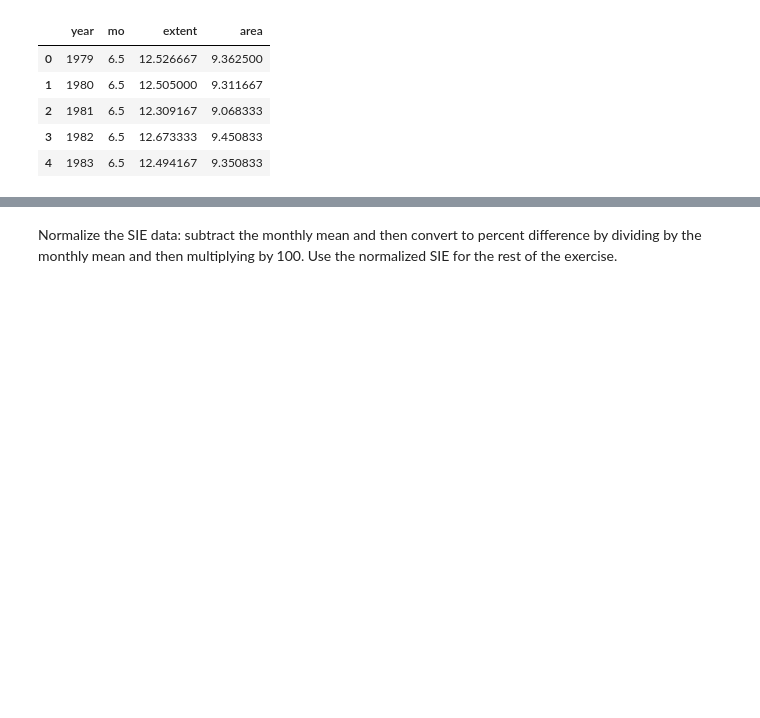
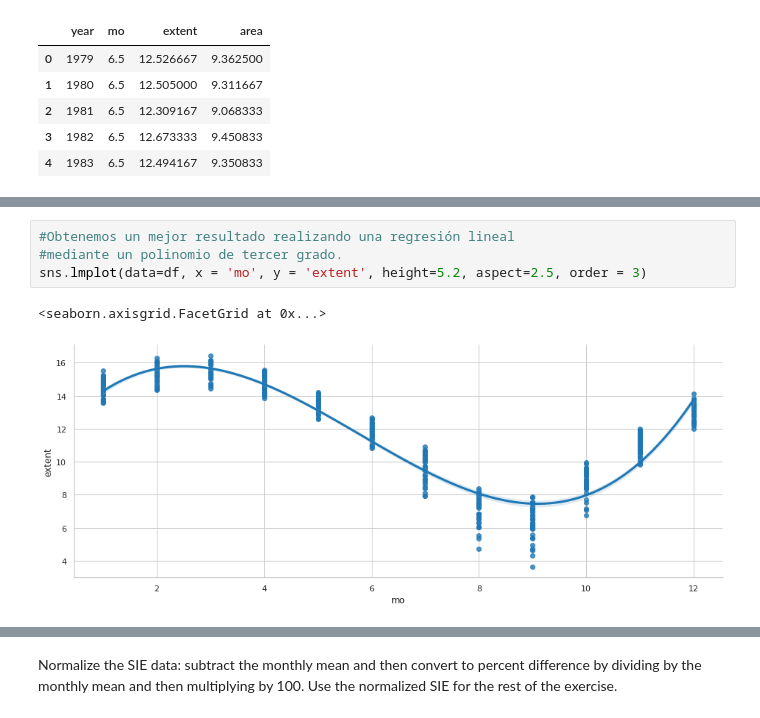
Before and after one commit to PedroCanoM/Idal_ia3, a Jupyter notebook: Sea_Ice_Extent_(1).ipynb, the cells around one changed output, grey strips where cells are left out. Cells and saved outputs as stored; diff of their text form; blank space fills up the shorter version.

```diff
--- a/Sea_Ice_Extent_(1).ipynb
+++ b/Sea_Ice_Extent_(1).ipynb
@@ -303,0 +317,7 @@ sns.lmplot(data=aux1, x='year', y='extent')
+# %%
+#Obtenemos un mejor resultado realizando una regresión lineal
+#mediante un polinomio de tercer grado.
+sns.lmplot(data=df, x = 'mo', y = 'extent', height=5.2, aspect=2.5, order = 3)
+# %% [output]
+<seaborn.axisgrid.FacetGrid at 0x...>
+[figure, added]
```
Also changed, not shown: parts of 9 cells of this notebook.
